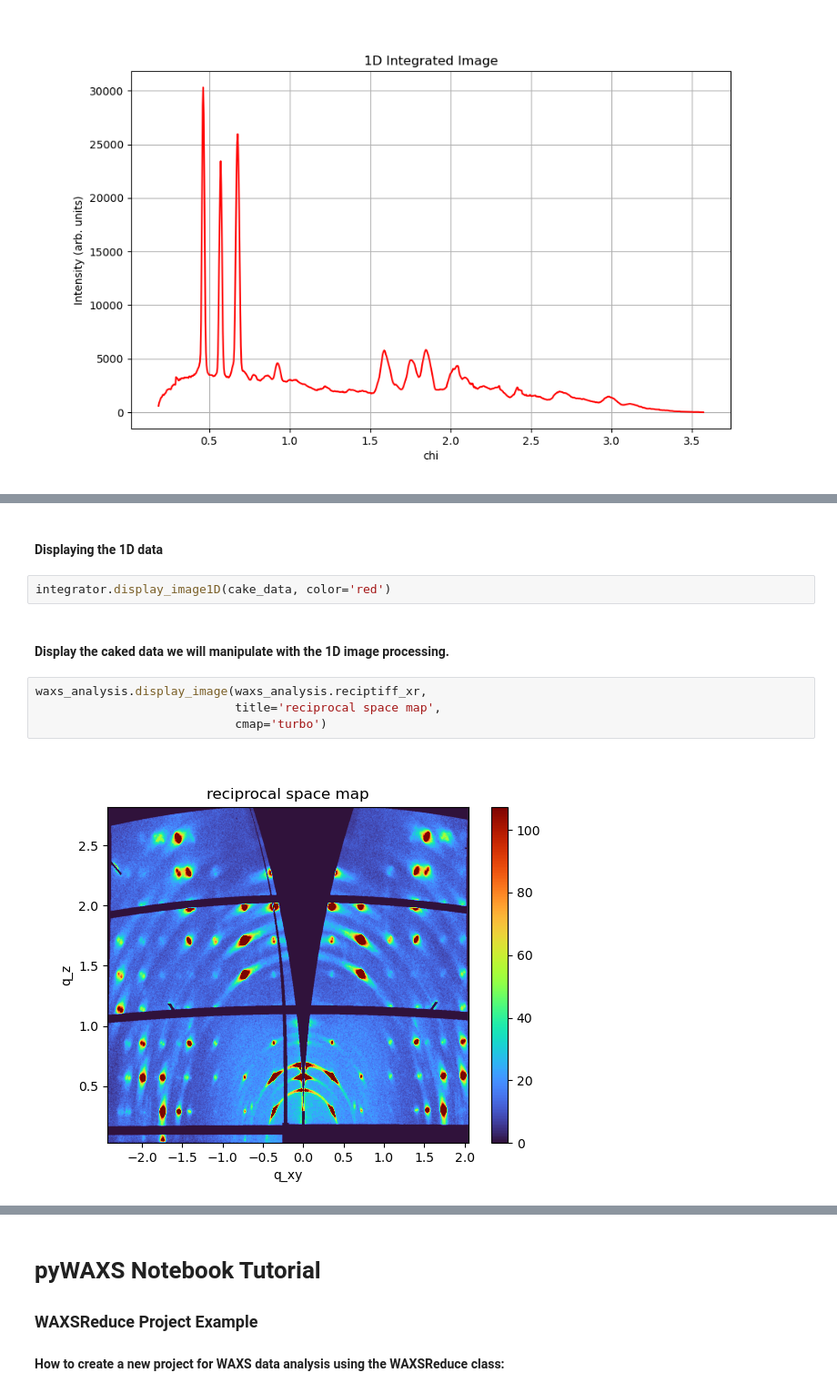
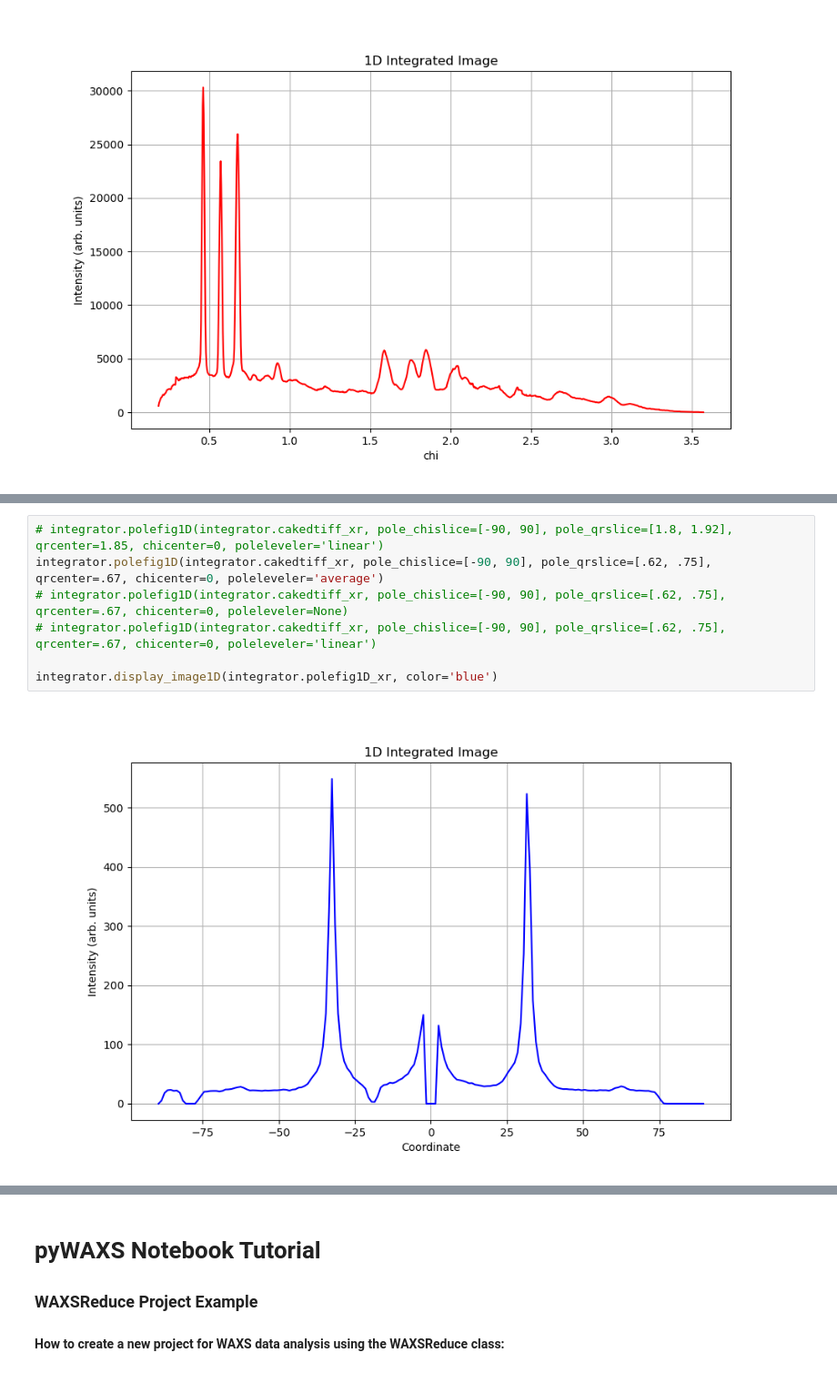
Before and after one commit to ToneyGroupCU/pyWAXS, a Jupyter notebook: pyWAXS_main/WAXSNotebook.ipynb, the cells around one changed output, grey strips where cells are left out. Shown at 91% size. Drawn from its saved outputs; the diff is of its cells as text.

```diff
--- a/pyWAXS_main/WAXSNotebook.ipynb
+++ b/pyWAXS_main/WAXSNotebook.ipynb
@@ -191,12 +231,9 @@ Attributes:
-# %% [markdown]
-#### Displaying the 1D data
-# %%
-integrator.display_image1D(cake_data, color='red')
-# %% [markdown]
-#### Display the caked data we will manipulate with the 1D image processing.
-# %%
-waxs_analysis.display_image(waxs_analysis.reciptiff_xr,
-                            title='reciprocal space map',
-                            cmap='turbo')
-# %% [output]
-[figure, removed]
+# %%
+# integrator.polefig1D(integrator.cakedtiff_xr, pole_chislice=[-90, 90], pole_qrslice=[1.8, 1.92], qrcenter=1.85, chicenter=0, poleleveler='linear')
+integrator.polefig1D(integrator.cakedtiff_xr, pole_chislice=[-90, 90], pole_qrslice=[.62, .75], qrcenter=.67, chicenter=0, poleleveler='average')
+# integrator.polefig1D(integrator.cakedtiff_xr, pole_chislice=[-90, 90], pole_qrslice=[.62, .75], qrcenter=.67, chicenter=0, poleleveler=None)
+# integrator.polefig1D(integrator.cakedtiff_xr, pole_chislice=[-90, 90], pole_qrslice=[.62, .75], qrcenter=.67, chicenter=0, poleleveler='linear')
+
+integrator.display_image1D(integrator.polefig1D_xr, color='blue')
+# %% [output]
+[figure, added]
```
Also changed, not shown: parts of 21 cells of this notebook, 3 other files.
